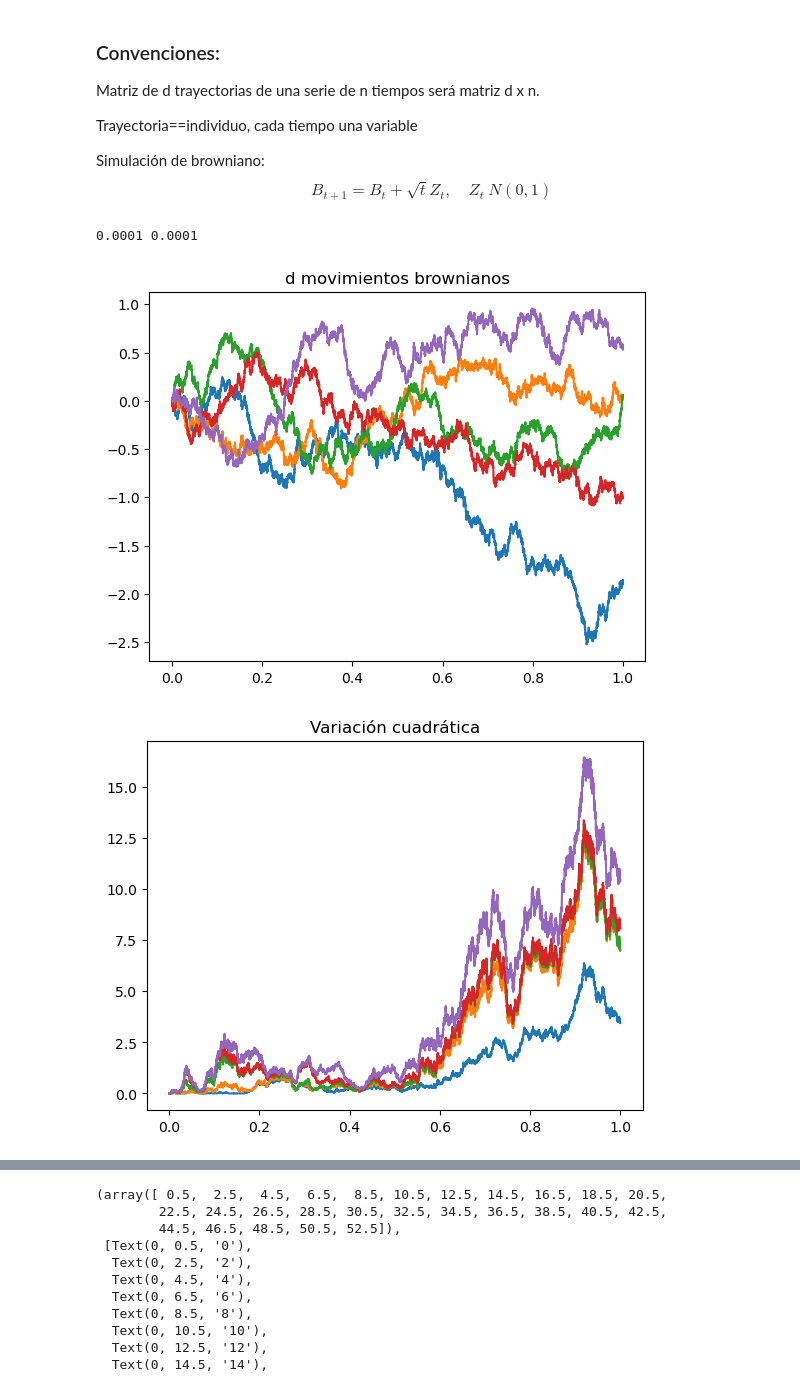
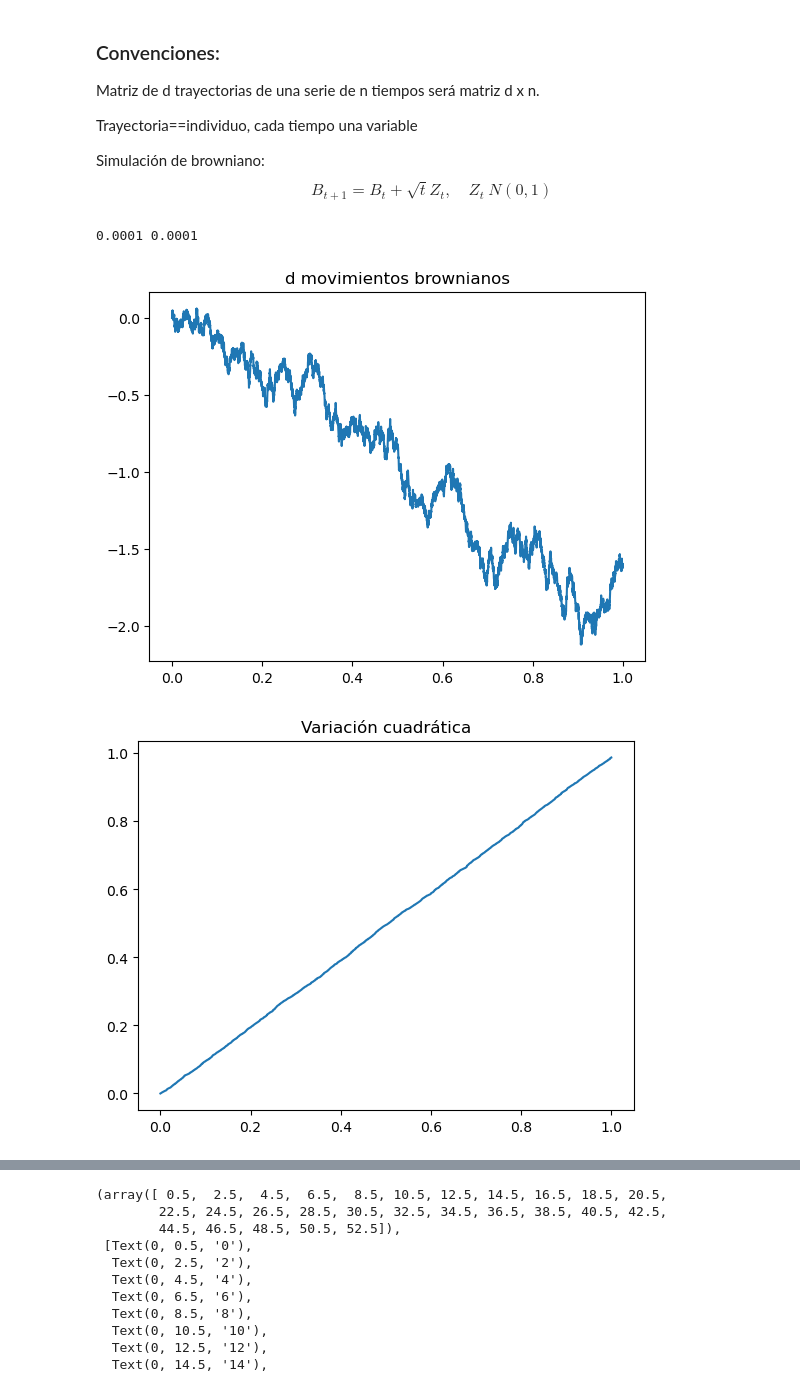
Before and after one commit to msanchezr99/Talleres_estocasticos1, a Jupyter notebook: Procesos_estoc_continuos/Mov_browniano.ipynb, the cells around one changed output, grey strips where cells are left out. Saved outputs shown, nothing was run; the diff lists cells and outputs as text; code cells hidden in the pictures.

Commit message:
Se regresó a estructura individual de browniano

```diff
--- a/Procesos_estoc_continuos/Mov_browniano.ipynb
+++ b/Procesos_estoc_continuos/Mov_browniano.ipynb
@@ -20,54 +20,55 @@ import numpy as np
 import matplotlib.pyplot as plt
 import seaborn as sns
 
-def get_dB(n: int, Ts: float=1 , d: int =1, random_state: Optional[int] = None) -> np.ndarray:
+def get_dB(n: int, Ts: float=1 , random_state: Optional[int] = None) -> np.ndarray:
     """
     Recibe:
     n: número deseado de incrementos.
     Ts: varianza=tiempo de muestreo (t-s). Por defecto =1
-    d: número de procesos independientes buscadas. Por defecto =1
     Optional random_state to reproduce results.
     Retorna:
-    dW: Una matriz de dimensiones dxn, cada una de las d filas será un vector de n muestreos de
-    una normal, es decir, una matriz cuyas filas son incrementos de un MBEU
+    dW: Vector con n incrementos de un MBEU
     """
     np.random.seed(random_state)
-    sample=np.random.normal(0.0, Ts**(1/2), (d,n-1))#Ts es la varianza, d-1 porque al final agrego condición inicial
-    B_0=np.zeros((d,1)) #Fila de ceros. Cada proceso (columna) se inicializa en 0
-    dB=np.concatenate((B_0,sample),axis=1) #Agrego los estados iniciales como primer vector columna
+    sample=np.random.normal(0.0, Ts**(1/2), size=n-1)#Ts es la varianza, n-1 porque agrego luego condición inicial
+    dB=np.insert(sample,0,0) #Agrego los estados iniciales como primer vector columna
     return dB
 
-def get_B(n: int, Ts: float=1, d:int = 1,random_state: Optional[int] = None) -> np.ndarray:
+def get_B(n: int, Ts: float=1,random_state: Optional[int] = None) -> np.ndarray:
     """
     Recibe:
     n: tamaño de muestras deseadas.
     d: número de trayectorias muestreadas a intervalos Ts unidades de tiempo.
     Retorna:
     Matriz dxn con cada fila de la matriz como el vector de sumas acumuladas de los incrementos.
     """
-    dB = get_dB(n,Ts=Ts,d=d,random_state=random_state)  #Cambiar por dB y B
+    dB = get_dB(n,Ts=Ts,random_state=random_state)  #Cambiar por dB y B
 
-    return np.cumsum(dB,axis=1) #Cum sum retorna un vector y cada entrada se convierte en la suma acumulada
+    return np.cumsum(dB) #Cum sum retorna un vector y cada entrada se convierte en la suma acumulada
 
 def quadratic_variation(B):
-    """Devuelve la matriz con las variaciones cuadráticas de cada fila (mov browniano) de W"""
-    return np.cumsum(np.power(np.diff(B,axis=1,prepend=0),2),axis=1)
+    """Devuelve la matriz (o el vector en caso de dimensión 1) con las variaciones cuadráticas de cada fila (mov browniano) de W"""
+    if B.ndim==1:
+        qv=np.cumsum(np.power(np.diff(B,prepend=0),2))
+    else:
+        qv= np.cumsum(np.power(np.diff(B,axis=1,prepend=0),2),axis=1)
+    return qv
 T=1#Horizonte de tiempo
 n=10000
 d=5
 time=np.linspace(0,T,n+1)#Con n+1 puntos obtengo 0=t_0<...<t_n=T, n subintervalos
 Ts=T/n
 print(Ts,time[1]-time[0])
-B=get_B(n+1,Ts,d=d)
+B=get_B(n+1,Ts)
 plt.plot(time,B.T)#Para plot, Python asume que cada trayectoria es una columna
 plt.title("d movimientos brownianos")
 plt.show()
 plt.plot(time,quadratic_variation(B).T)
 plt.title("Variación cuadrática")
 plt.show()
 # %% [output]
 0.0001 0.0001
-[figure, old version]
+[figure, new version]
-[figure, old version]
+[figure, new version]
 # %%
 #simulación individual
```
Also changed, not shown: parts of 3 cells of this notebook, 2 other files.
